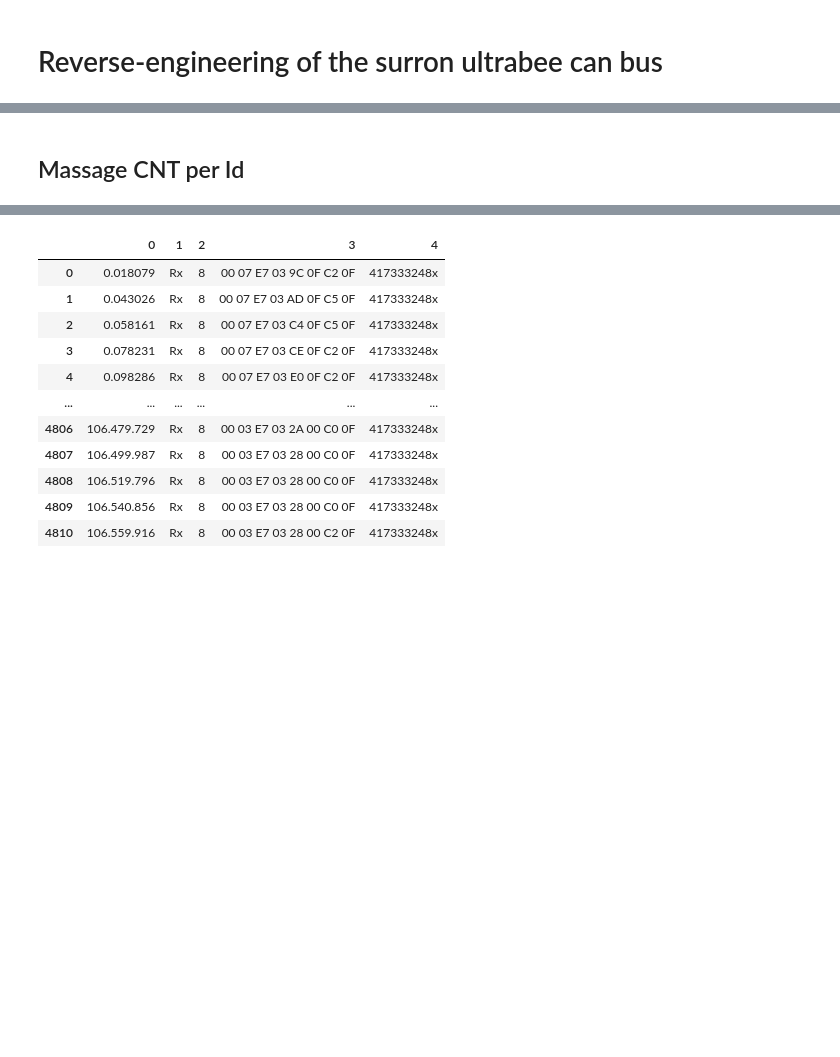
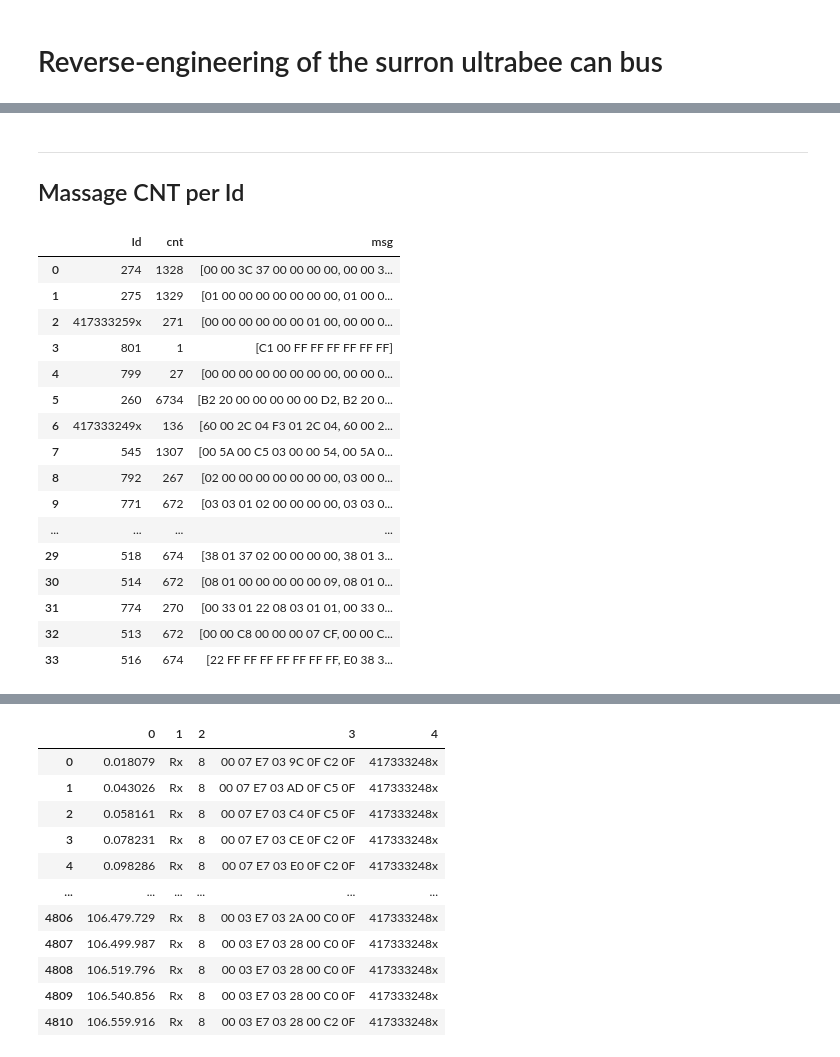
Before and after one commit to FabianKlaffenboeck/privateprojects-vehiclemonitoring-surron_ultrabee-canreverseengineering, a Jupyter notebook: reverse enegnering.ipynb, the cells around one changed output, grey strips where cells are left out. Cells and saved outputs as stored; diff of their text form; code cells hidden in the pictures; blank space fills up the shorter version.

```diff
--- a/reverse enegnering.ipynb
+++ b/reverse enegnering.ipynb
@@ -40,0 +37,32 @@ df
+# %%
+dataCombinedDictAsc = []
+with open("20240427_CAN_Trace_Motorrad_T000.asc") as f:
+    content = f.readlines()
+    for line in content:
+        dataCombinedDictAsc.append({
+            "Id": line[101:len(line) - 1],
+            "dlc": line[38:39],
+            "msg": line[40:64],
+            "time": line[:12],
+        })
+
+with open("20240427_CAN_Trace_Motorrad_T001.asc") as f:
+    content = f.readlines()
+    for line in content:
+        dataCombinedDictAsc.append({
+            "Id": line[101:len(line) - 1],
+            "dlc": line[38:39],
+            "msg": line[40:64],
+            "time": line[:12],
+        })
+
+tmpCleanedArray = []
+
+for e in dataCombinedDictAsc:
+    if (e["Id"] != '') & (e["Id"] != ' ') & (e["dlc"] != '') & (e["dlc"] != ' '):
+        tmpCleanedArray.append(e)
+
+dataCombinedDictAsc = tmpCleanedArray
+
+df = pd.DataFrame(dataCombinedDictAsc)
+df
@@ -67,2 +110,33 @@ df
 # %% [markdown]
+---
 ## Massage CNT per Id
+# %%
+messagesPerId = []
+for uniqueId in uniqueIds:
+    var = list(map(lambda row: (row[3]), filter(lambda line: line[4] == uniqueId, dataCombined)))
+    messagesPerId.append({
+        "Id": uniqueId,
+        "cnt": len(var),
+        "msg": var
+    })
+
+df = pd.DataFrame(messagesPerId)
+df
+# %% [output]
+|  | Id | cnt | msg |
+| 0 | 274 | 1328 | [00 00 3C 37 00 00 00 00, 00 00 3... |
+| 1 | 275 | 1329 | [01 00 00 00 00 00 00 00, 01 00 0... |
+| 2 | 417333259x | 271 | [00 00 00 00 00 00 01 00, 00 00 0... |
+| 3 | 801 | 1 | [C1 00 FF FF FF FF FF FF] |
+| 4 | 799 | 27 | [00 00 00 00 00 00 00 00, 00 00 0... |
+| 5 | 260 | 6734 | [B2 20 00 00 00 00 00 D2, B2 20 0... |
+| 6 | 417333249x | 136 | [60 00 2C 04 F3 01 2C 04, 60 00 2... |
+| 7 | 545 | 1307 | [00 5A 00 C5 03 00 00 54, 00 5A 0... |
+| 8 | 792 | 267 | [02 00 00 00 00 00 00 00, 03 00 0... |
+| 9 | 771 | 672 | [03 03 01 02 00 00 00 00, 03 03 0... |
+| ... | ... | ... | ... |
+| 29 | 518 | 674 | [38 01 37 02 00 00 00 00, 38 01 3... |
+| 30 | 514 | 672 | [08 01 00 00 00 00 00 09, 08 01 0... |
+| 31 | 774 | 270 | [00 33 01 22 08 03 01 01, 00 33 0... |
+| 32 | 513 | 672 | [00 00 C8 00 00 00 07 CF, 00 00 C... |
+| 33 | 516 | 674 | [22 FF FF FF FF FF FF FF, E0 38 3... |
```
Also changed, not shown: parts of 10 cells of this notebook, 3 other files.
